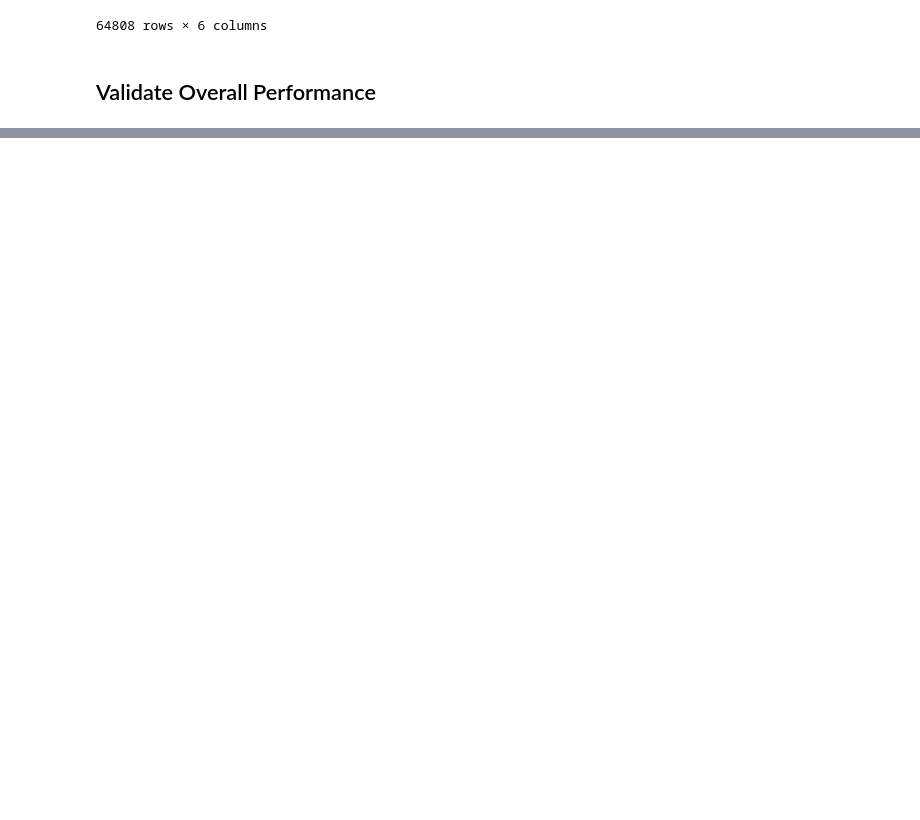
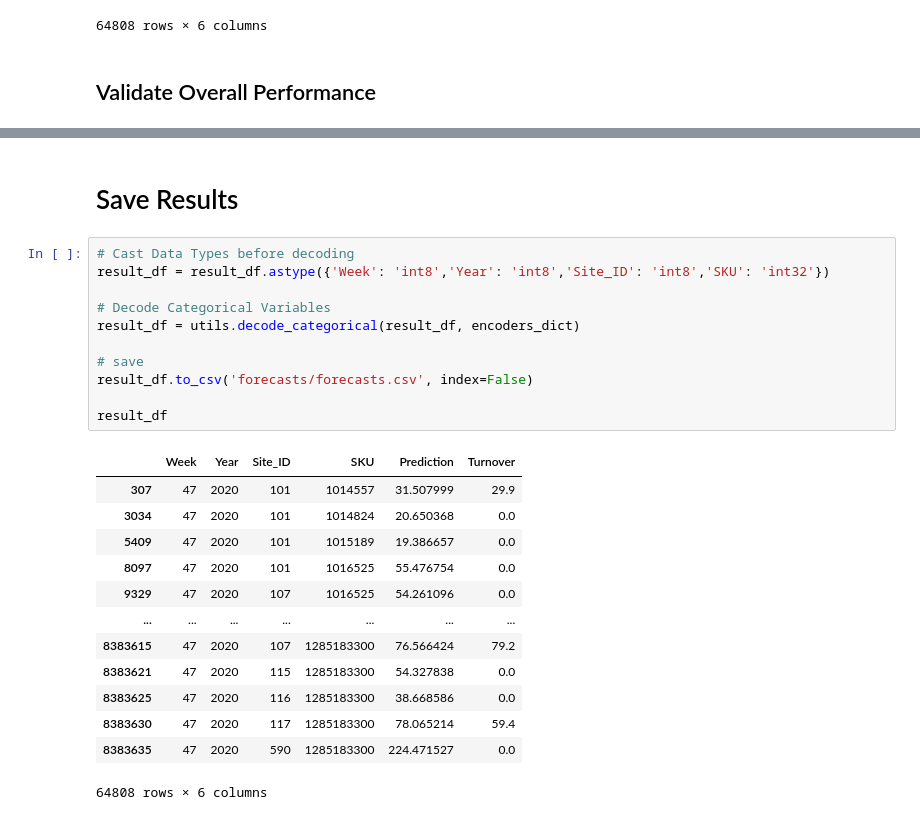
Before and after one commit to dominicdoerig/verteiler, a Jupyter notebook: 03_Forecasting_LightGBM/Boosted-Trees_v3.ipynb, the cells around one changed output, grey strips where cells are left out. Cells and saved outputs as stored; diff of their text form; blank space fills up the shorter version.

```diff
--- a/03_Forecasting_LightGBM/Boosted-Trees_v3.ipynb
+++ b/03_Forecasting_LightGBM/Boosted-Trees_v3.ipynb
@@ -524,0 +523,27 @@ mean_squared_error(result_df.Prediction, result_df.Turnover, squared=False)
+# %% [markdown]
+# Save Results
+# %%
+# Cast Data Types before decoding
+result_df = result_df.astype({'Week': 'int8','Year': 'int8','Site_ID': 'int8','SKU': 'int32'})
+
+# Decode Categorical Variables
+result_df = utils.decode_categorical(result_df, encoders_dict)
+
+# save
+result_df.to_csv('forecasts/forecasts.csv', index=False)
+
+result_df
+# %% [output]
+|  | Week | Year | Site_ID | SKU | Prediction | Turnover |
+| 307 | 47 | 2020 | 101 | 1014557 | 31.507999 | 29.9 |
+| 3034 | 47 | 2020 | 101 | 1014824 | 20.650368 | 0.0 |
+| 5409 | 47 | 2020 | 101 | 1015189 | 19.386657 | 0.0 |
+| 8097 | 47 | 2020 | 101 | 1016525 | 55.476754 | 0.0 |
+| 9329 | 47 | 2020 | 107 | 1016525 | 54.261096 | 0.0 |
+| ... | ... | ... | ... | ... | ... | ... |
+| 8383615 | 47 | 2020 | 107 | 1285183300 | 76.566424 | 79.2 |
+| 8383621 | 47 | 2020 | 115 | 1285183300 | 54.327838 | 0.0 |
+| 8383625 | 47 | 2020 | 116 | 1285183300 | 38.668586 | 0.0 |
+| 8383630 | 47 | 2020 | 117 | 1285183300 | 78.065214 | 59.4 |
+| 8383635 | 47 | 2020 | 590 | 1285183300 | 224.471527 | 0.0 |
+64808 rows × 6 columns
```
Also changed, not shown: parts of 14 cells of this notebook.
